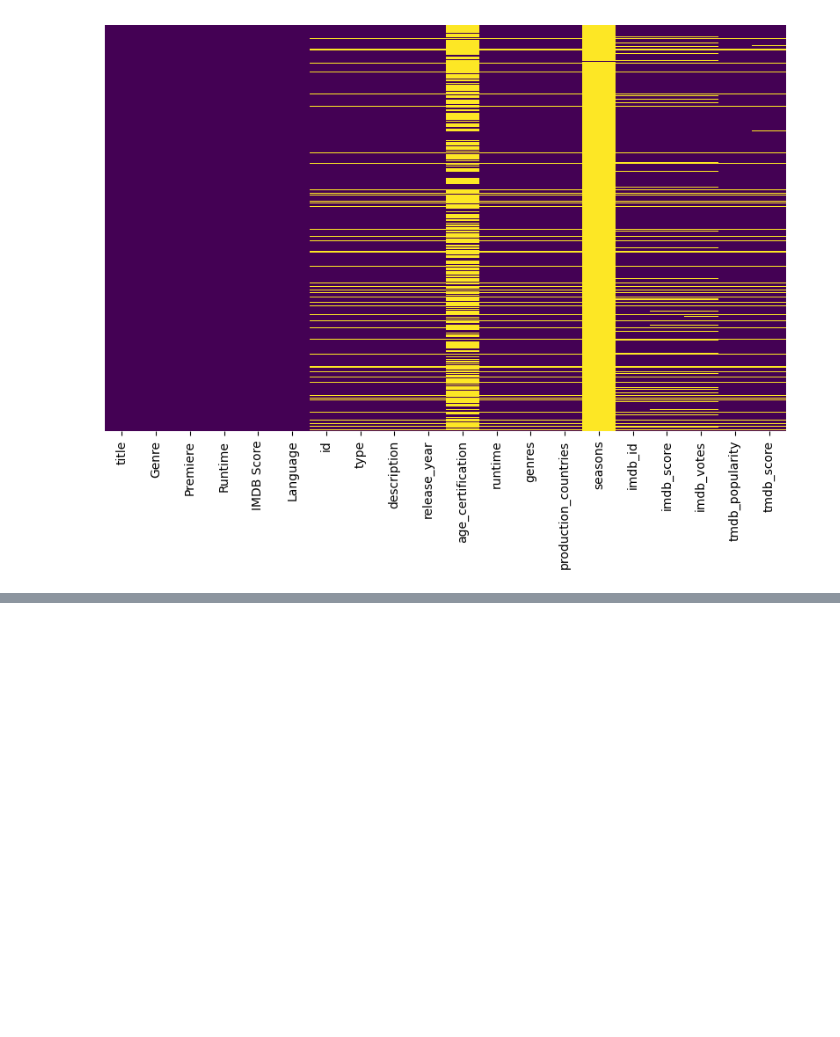
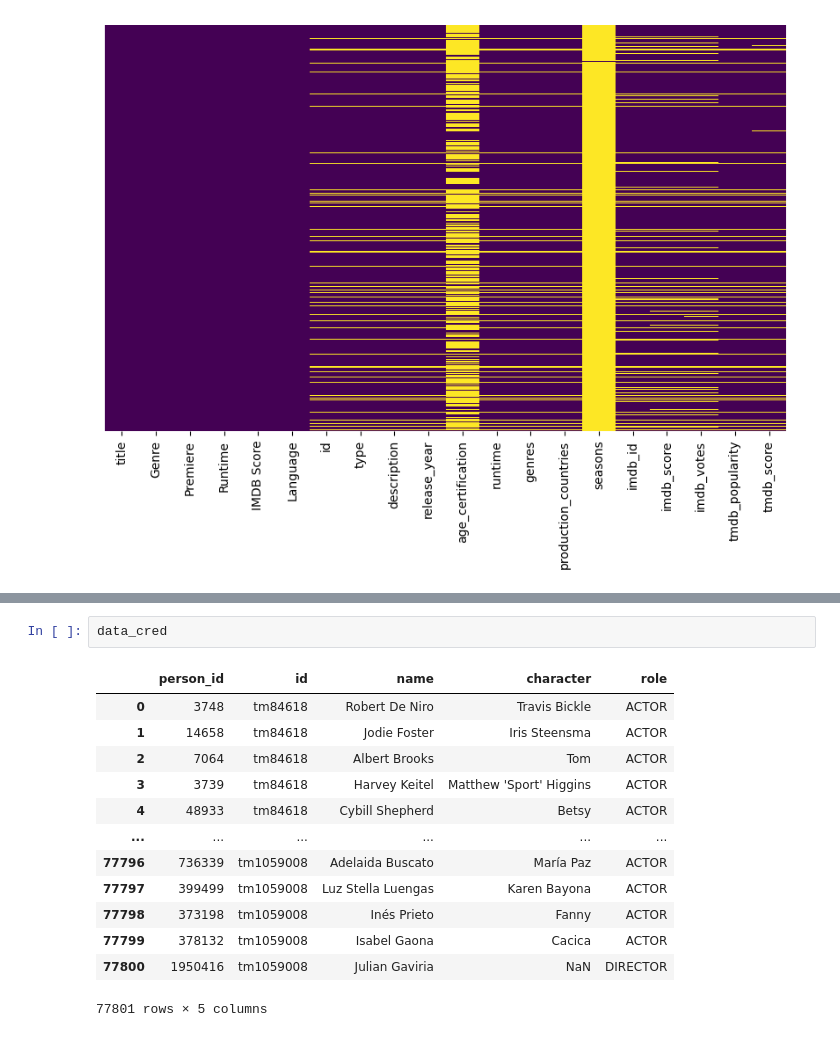
Before and after one commit to jrodrisanz/ProyectoETL, a Jupyter notebook: src/netflix_film.ipynb, the cells around one changed output, grey strips where cells are left out. Drawn from its saved outputs; the diff is of its cells as text; blank space fills up the shorter version.

```diff
--- a/src/netflix_film.ipynb
+++ b/src/netflix_film.ipynb
@@ -171,3 +178,19 @@ data.head()
 | 2 | The App | Science fiction/Drama | December 26, 2019 | 79 | 2.6 | Italian | tm847630 | MOVIE | Loving girlfriend, family fortune... | ... |
 | 3 | The Open House | Horror thriller | January 19, 2018 | 94 | 3.2 | English | tm357820 | MOVIE | A teenager and his mother find th... | ... |
 | 4 | Kaali Khuhi | Mystery | October 30, 2020 | 90 | 3.4 | Hindi | tm940566 | MOVIE | When a restless spirit curses a P... | ... |
+# %%
+data_cred
+# %% [output]
+|  | person_id | id | name | character | role |
+| 0 | 3748 | tm84618 | Robert De Niro | Travis Bickle | ACTOR |
+| 1 | 14658 | tm84618 | Jodie Foster | Iris Steensma | ACTOR |
+| 2 | 7064 | tm84618 | Albert Brooks | Tom | ACTOR |
+| 3 | 3739 | tm84618 | Harvey Keitel | Matthew 'Sport' Higgins | ACTOR |
+| 4 | 48933 | tm84618 | Cybill Shepherd | Betsy | ACTOR |
+| ... | ... | ... | ... | ... | ... |
+| 77796 | 736339 | tm1059008 | Adelaida Buscato | María Paz | ACTOR |
+| 77797 | 399499 | tm1059008 | Luz Stella Luengas | Karen Bayona | ACTOR |
+| 77798 | 373198 | tm1059008 | Inés Prieto | Fanny | ACTOR |
+| 77799 | 378132 | tm1059008 | Isabel Gaona | Cacica | ACTOR |
+| 77800 | 1950416 | tm1059008 | Julian Gaviria | NaN | DIRECTOR |
+77801 rows × 5 columns
```
Also changed, not shown: parts of 9 cells of this notebook, 1 other file.
